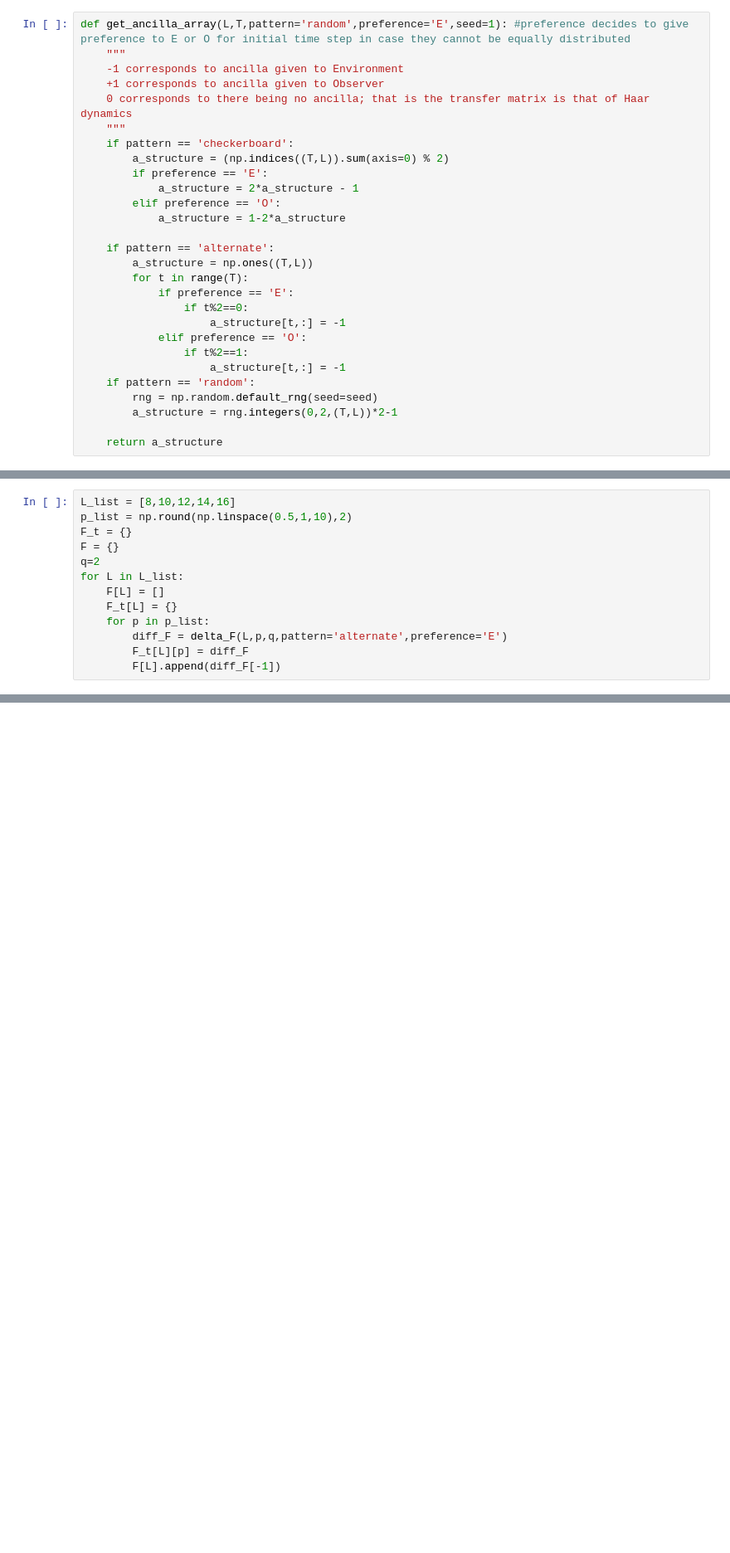
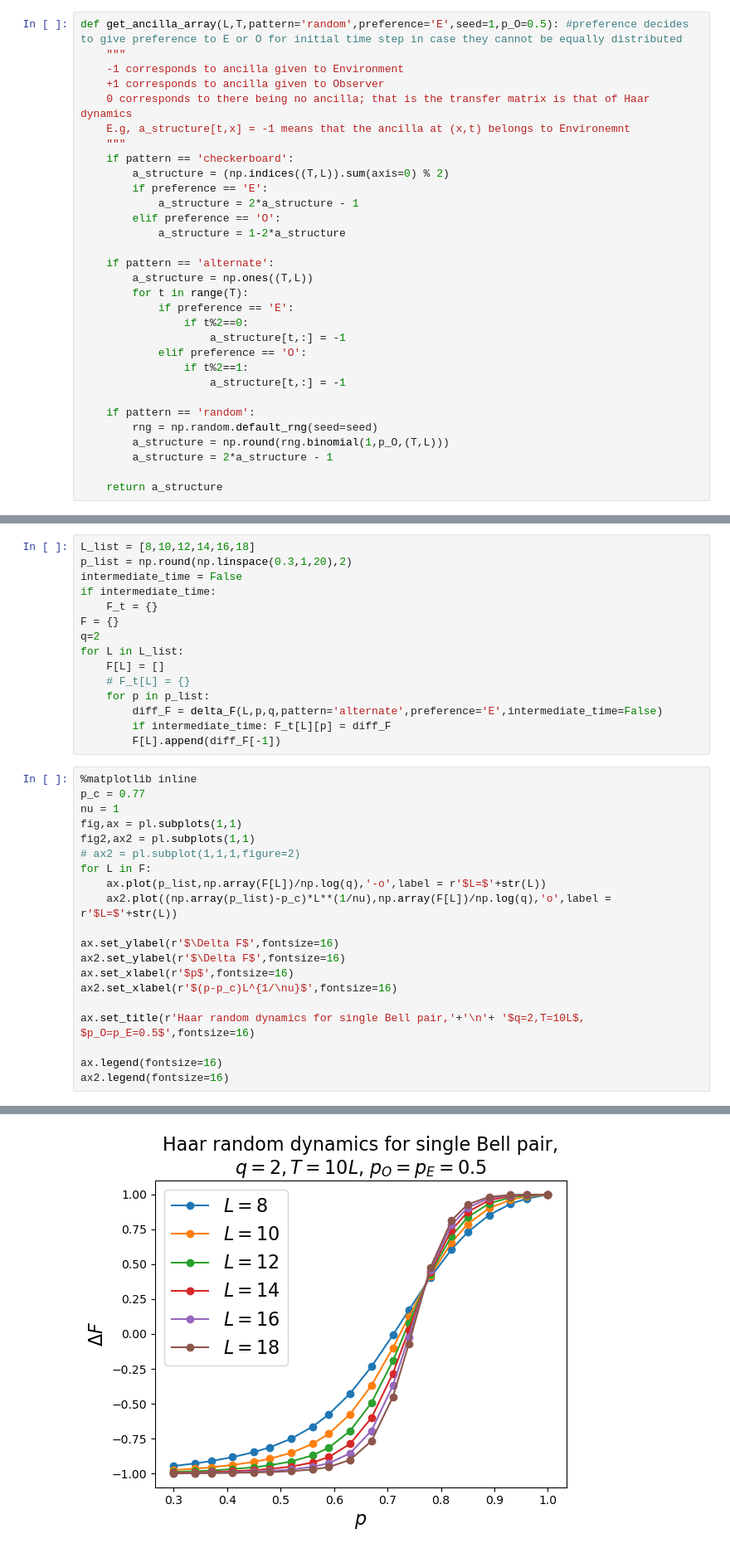
Before and after one commit to utkarsh04agrawal/QI_flow, a Jupyter notebook: Haar_2_replica/collect_data.ipynb, the cells around one changed output, grey strips where cells are left out. Shown at 83% size. Saved outputs shown, nothing was run; the diff lists cells and outputs as text; blank space fills up the shorter version.

Commit message:
modified:   Haar_2_replica/collect_data.ipynb 	modified:   Haar_2_replica/transfer_matrix.py

```diff
--- a/Haar_2_replica/collect_data.ipynb
+++ b/Haar_2_replica/collect_data.ipynb
@@ -10,9 +11,10 @@ from transfer_matrix import load_bit_state, free_energy_uniform
 # %%
-def get_ancilla_array(L,T,pattern='random',preference='E',seed=1): #preference decides to give preference to E or O for initial time step in case they cannot be equally distributed
+def get_ancilla_array(L,T,pattern='random',preference='E',seed=1,p_O=0.5): #preference decides to give preference to E or O for initial time step in case they cannot be equally distributed
     """
     -1 corresponds to ancilla given to Environment
     +1 corresponds to ancilla given to Observer
     0 corresponds to there being no ancilla; that is the transfer matrix is that of Haar dynamics
+    E.g, a_structure[t,x] = -1 means that the ancilla at (x,t) belongs to Environemnt
     """
     if pattern == 'checkerboard':
         a_structure = (np.indices((T,L)).sum(axis=0) % 2)
@@ -30,9 +32,11 @@ def get_ancilla_array(L,T,pattern='random',preference='E',seed=1): #preference d
             elif preference == 'O':
                 if t%2==1:
                     a_structure[t,:] = -1
+
     if pattern == 'random':
         rng = np.random.default_rng(seed=seed)
-        a_structure = rng.integers(0,2,(T,L))*2-1
+        a_structure = np.round(rng.binomial(1,p_O,(T,L)))
+        a_structure = 2*a_structure - 1
 
     return a_structure
 # %%
@@ -66,13 +76,36 @@ def delta_F(L,p,q,pattern='random',seed=1,preference='E'):
 # %%
-L_list = [8,10,12,14,16]
-p_list = np.round(np.linspace(0.5,1,10),2)
-F_t = {}
+L_list = [8,10,12,14,16,18]
+p_list = np.round(np.linspace(0.3,1,20),2)
+intermediate_time = False
+if intermediate_time:
+    F_t = {}
 F = {}
 q=2
 for L in L_list:
     F[L] = []
-    F_t[L] = {}
+    # F_t[L] = {}
     for p in p_list:
-        diff_F = delta_F(L,p,q,pattern='alternate',preference='E')
-        F_t[L][p] = diff_F
+        diff_F = delta_F(L,p,q,pattern='alternate',preference='E',intermediate_time=False)
+        if intermediate_time: F_t[L][p] = diff_F
         F[L].append(diff_F[-1])
+# %%
+%matplotlib inline
+p_c = 0.77
+nu = 1
+fig,ax = pl.subplots(1,1)
+fig2,ax2 = pl.subplots(1,1)
+# ax2 = pl.subplot(1,1,1,figure=2)
+for L in F:
+    ax.plot(p_list,np.array(F[L])/np.log(q),'-o',label = r'$L=$'+str(L))
+    ax2.plot((np.array(p_list)-p_c)*L**(1/nu),np.array(F[L])/np.log(q),'o',label = r'$L=$'+str(L))
+
+ax.set_ylabel(r'$\Delta F$',fontsize=16)
+ax2.set_ylabel(r'$\Delta F$',fontsize=16)
+ax.set_xlabel(r'$p$',fontsize=16)
+ax2.set_xlabel(r'$(p-p_c)L^{1/\nu}$',fontsize=16)
+
+ax.set_title(r'Haar random dynamics for single Bell pair,'+'\n'+ '$q=2,T=10L$, $p_O=p_E=0.5$',fontsize=16)
+
+ax.legend(fontsize=16)
+ax2.legend(fontsize=16)
+# %% [output]
@@ -78,0 +113 @@ for L in L_list:
+[figure, added]
```
Also changed, not shown: parts of 11 cells of this notebook, 1 other file.
